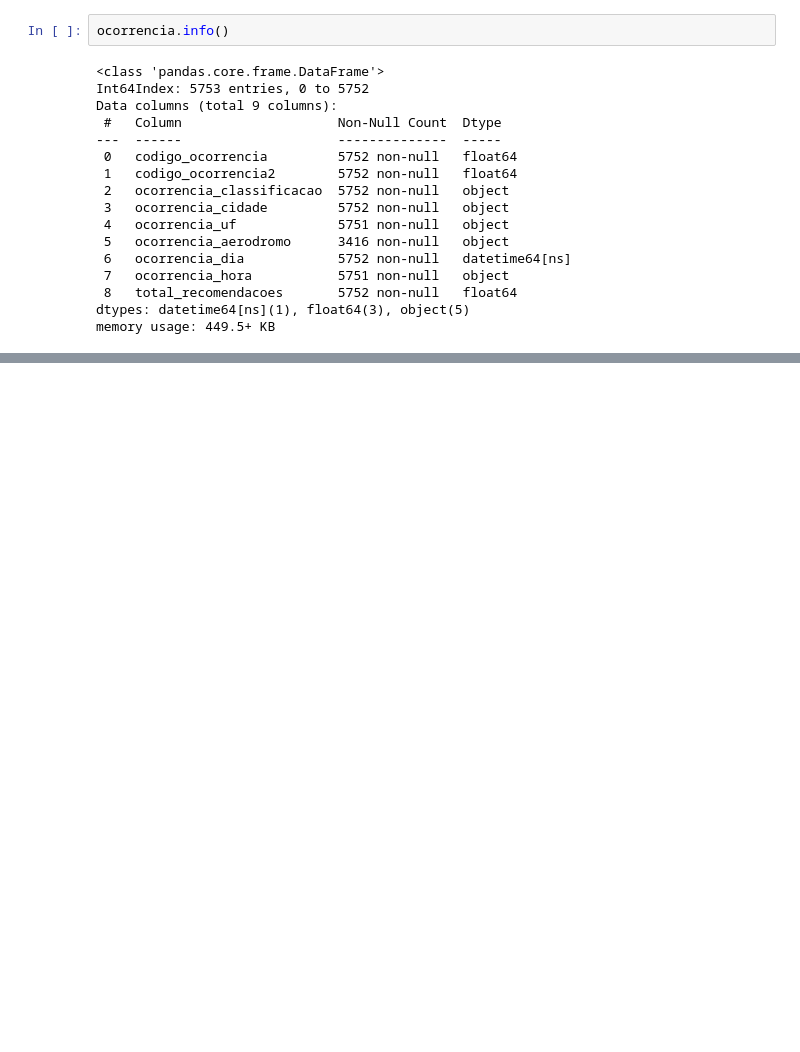
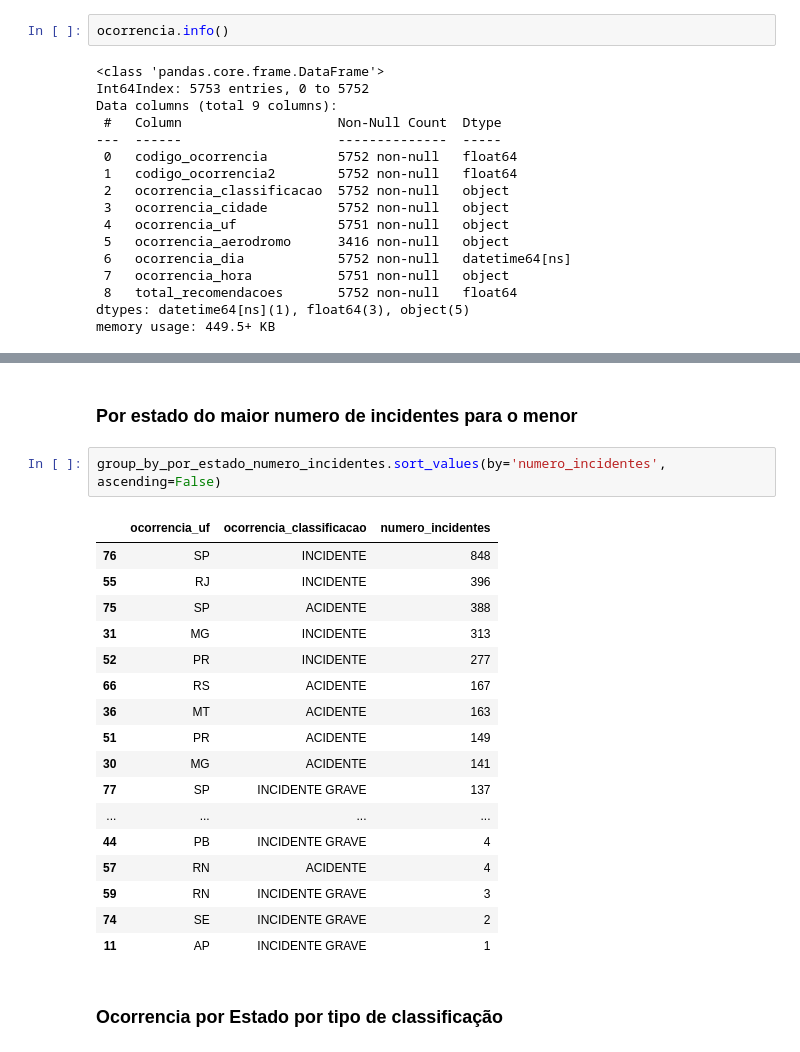
Before and after one commit to rocarva/analises-, a Jupyter notebook: analises/CENIPA/CENIPA - Força Aérea Brasileira.ipynb, the cells around one changed output, grey strips where cells are left out. Saved outputs shown, nothing was run; the diff lists cells and outputs as text; blank space fills up the shorter version.

```diff
--- a/analises/CENIPA/CENIPA - Força Aérea Brasileira.ipynb
+++ b/analises/CENIPA/CENIPA - Força Aérea Brasileira.ipynb
@@ -420,0 +458,24 @@ memory usage: 449.5+ KB
+# %% [markdown]
+### Por estado do maior numero de incidentes para o menor
+# %%
+group_by_por_estado_numero_incidentes.sort_values(by='numero_incidentes', ascending=False)
+# %% [output]
+|  | ocorrencia_uf | ocorrencia_classificacao | numero_incidentes |
+| 76 | SP | INCIDENTE | 848 |
+| 55 | RJ | INCIDENTE | 396 |
+| 75 | SP | ACIDENTE | 388 |
+| 31 | MG | INCIDENTE | 313 |
+| 52 | PR | INCIDENTE | 277 |
+| 66 | RS | ACIDENTE | 167 |
+| 36 | MT | ACIDENTE | 163 |
+| 51 | PR | ACIDENTE | 149 |
+| 30 | MG | ACIDENTE | 141 |
+| 77 | SP | INCIDENTE GRAVE | 137 |
+| ... | ... | ... | ... |
+| 44 | PB | INCIDENTE GRAVE | 4 |
+| 57 | RN | ACIDENTE | 4 |
+| 59 | RN | INCIDENTE GRAVE | 3 |
+| 74 | SE | INCIDENTE GRAVE | 2 |
+| 11 | AP | INCIDENTE GRAVE | 1 |
+# %% [markdown]
+### Ocorrencia por Estado por tipo de classificação
```
Also changed, not shown: parts of 9 cells of this notebook.
